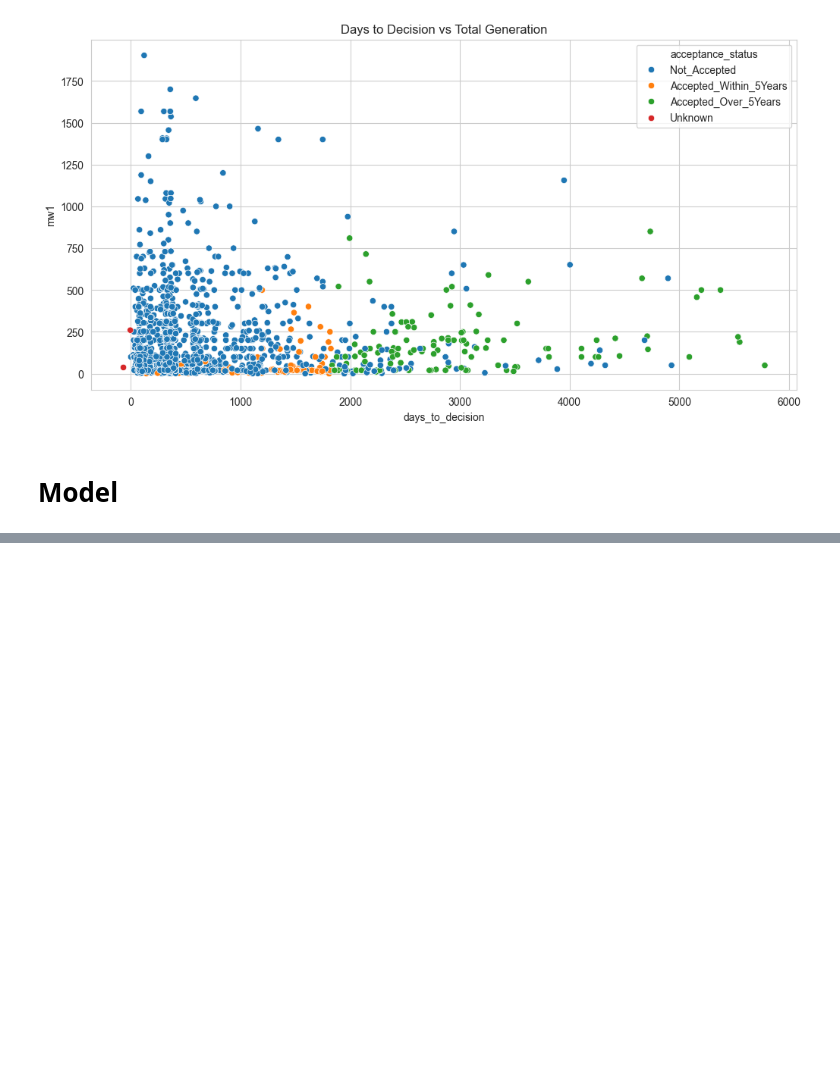
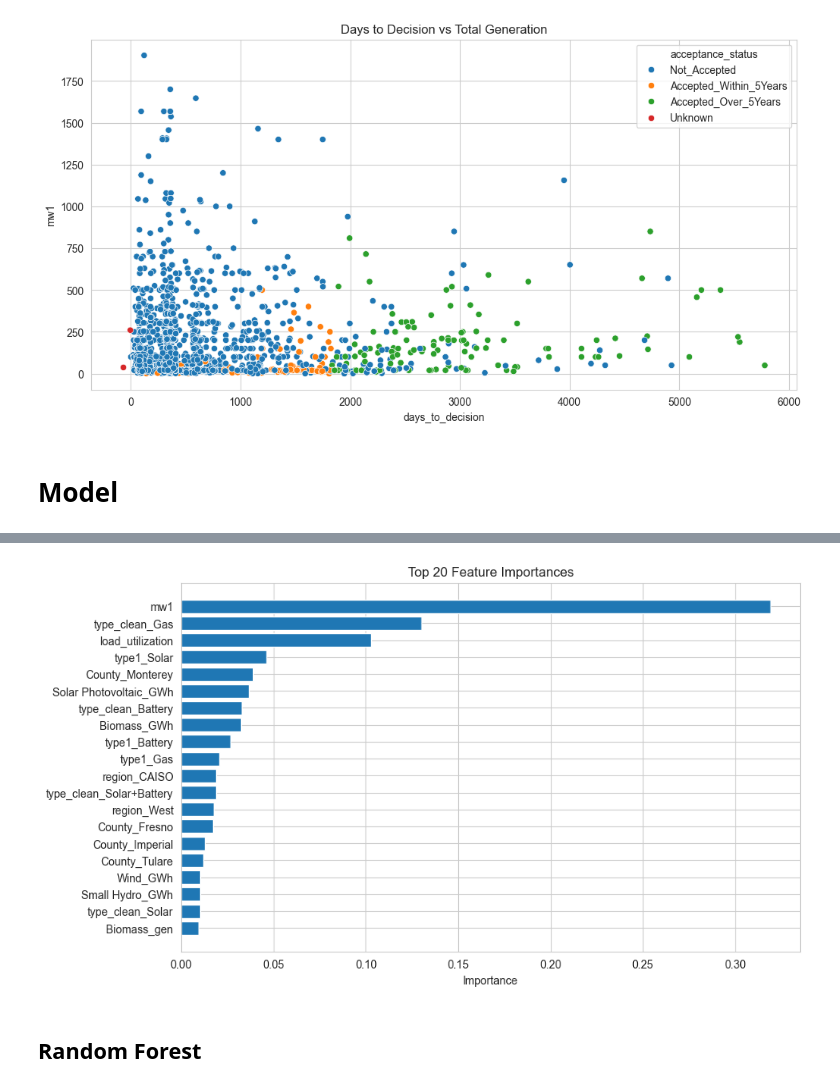
Before and after one commit to cloover7/interconnection-queue-predictions, a Jupyter notebook: fp_dataset.ipynb, the cells around one changed output, grey strips where cells are left out. Cells and saved outputs as stored; diff of their text form; code cells hidden in the pictures; blank space fills up the shorter version.

```diff
--- a/fp_dataset.ipynb
+++ b/fp_dataset.ipynb
@@ -602,0 +746,23 @@ import seaborn as sns
+# %%
+# Get feature names after one-hot encoding
+cat_features = pipeline_gb.named_steps["preprocess"].named_transformers_["cat"]["encoder"].get_feature_names_out(categorical_features)
+num_features = numeric_features
+all_features = np.concatenate([cat_features, num_features])
+
+# Get model importances
+importances = pipeline_gb.named_steps["model"].feature_importances_
+
+# Sort and plot
+indices = np.argsort(importances)[::-1]
+top_n = 20  # plot top 20
+plt.figure(figsize=(10,6))
+plt.barh(range(top_n), importances[indices][:top_n], align='center')
+plt.yticks(range(top_n), all_features[indices][:top_n])
+plt.xlabel("Importance")
+plt.title("Top 20 Feature Importances")
+plt.gca().invert_yaxis()
+plt.show()
+# %% [output]
+[figure, added]
+# %% [markdown]
+## Random Forest
```
Also changed, not shown: parts of 20 cells of this notebook.
